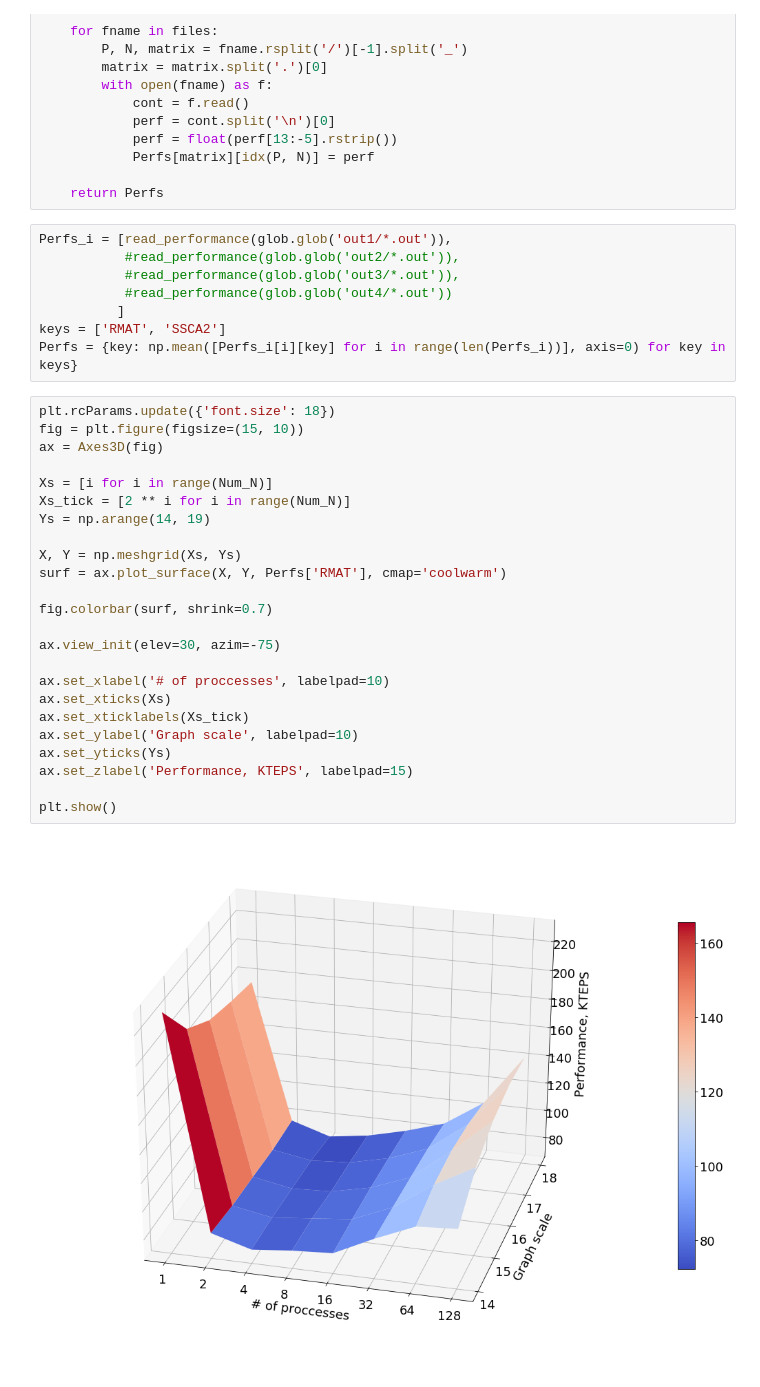
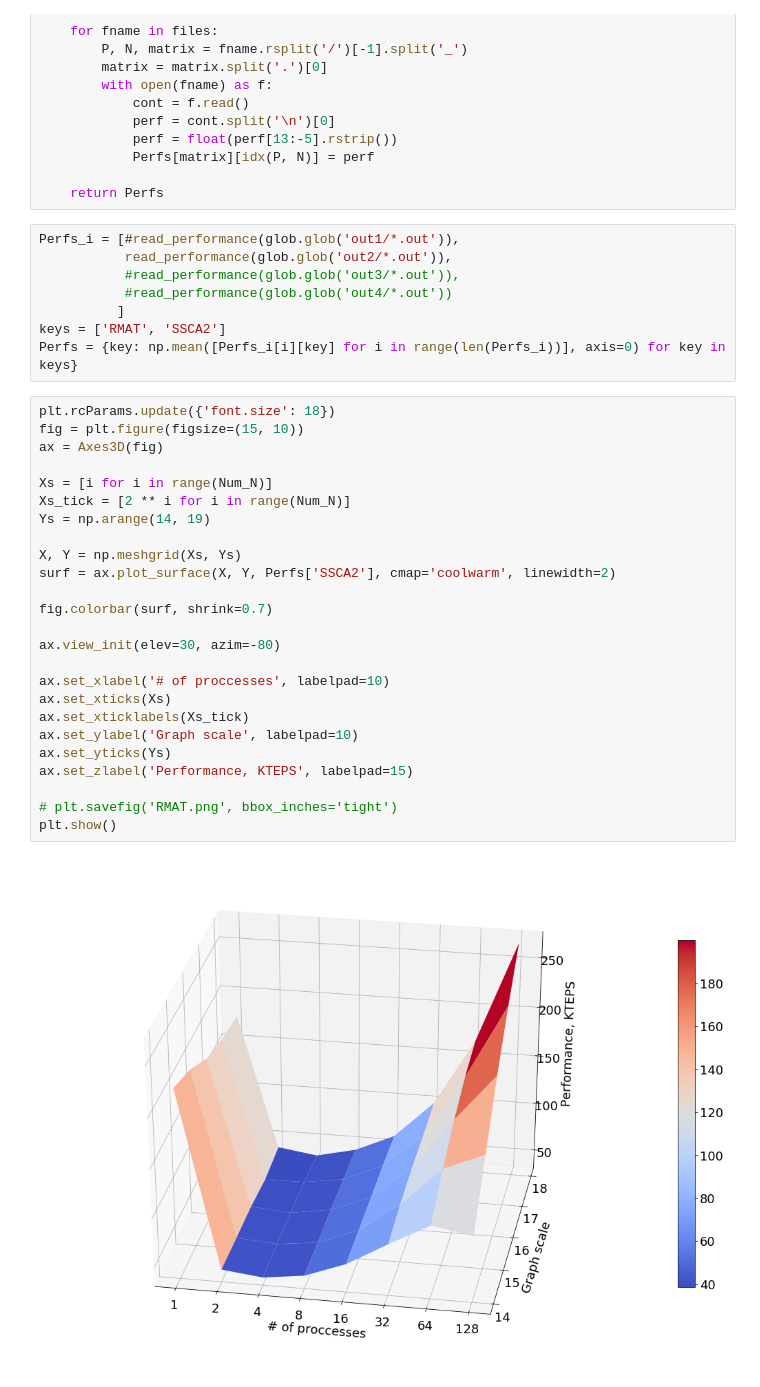
Before and after one commit to ospanoff/MMP_magistracy, a Jupyter notebook: SuperComp/task1/plot_graph.ipynb, the cells around one changed output. Drawn from its saved outputs; the diff is of its cells as text.

```diff
--- a/SuperComp/task1/plot_graph.ipynb
+++ b/SuperComp/task1/plot_graph.ipynb
@@ -23,8 +23,8 @@ def read_performance(files):
 
     return Perfs
 # %%
-Perfs_i = [read_performance(glob.glob('out1/*.out')),
-           #read_performance(glob.glob('out2/*.out')),
+Perfs_i = [#read_performance(glob.glob('out1/*.out')),
+           read_performance(glob.glob('out2/*.out')),
            #read_performance(glob.glob('out3/*.out')),
            #read_performance(glob.glob('out4/*.out'))
           ]
@@ -33,26 +33,27 @@ Perfs = {key: np.mean([Perfs_i[i][key] for i in range(len(Perfs_i))], axis=0) fo
 # %%
 plt.rcParams.update({'font.size': 18})
 fig = plt.figure(figsize=(15, 10))
 ax = Axes3D(fig)
 
 Xs = [i for i in range(Num_N)]
 Xs_tick = [2 ** i for i in range(Num_N)]
 Ys = np.arange(14, 19)
 
 X, Y = np.meshgrid(Xs, Ys)
-surf = ax.plot_surface(X, Y, Perfs['RMAT'], cmap='coolwarm')
+surf = ax.plot_surface(X, Y, Perfs['SSCA2'], cmap='coolwarm', linewidth=2)
 
 fig.colorbar(surf, shrink=0.7)
 
-ax.view_init(elev=30, azim=-75)
+ax.view_init(elev=30, azim=-80)
 
 ax.set_xlabel('# of proccesses', labelpad=10)
 ax.set_xticks(Xs)
 ax.set_xticklabels(Xs_tick)
 ax.set_ylabel('Graph scale', labelpad=10)
 ax.set_yticks(Ys)
 ax.set_zlabel('Performance, KTEPS', labelpad=15)
 
+# plt.savefig('RMAT.png', bbox_inches='tight')
 plt.show()
 # %% [output]
-[figure, old version]
+[figure, new version]
```
Also changed, not shown: 13 other files.
